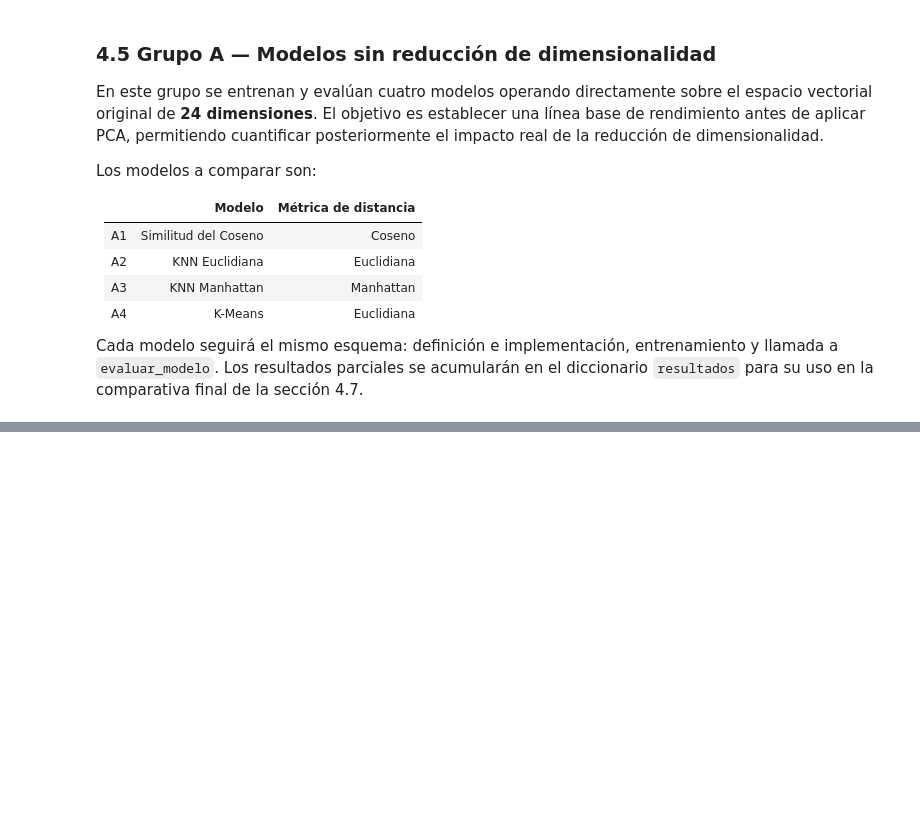
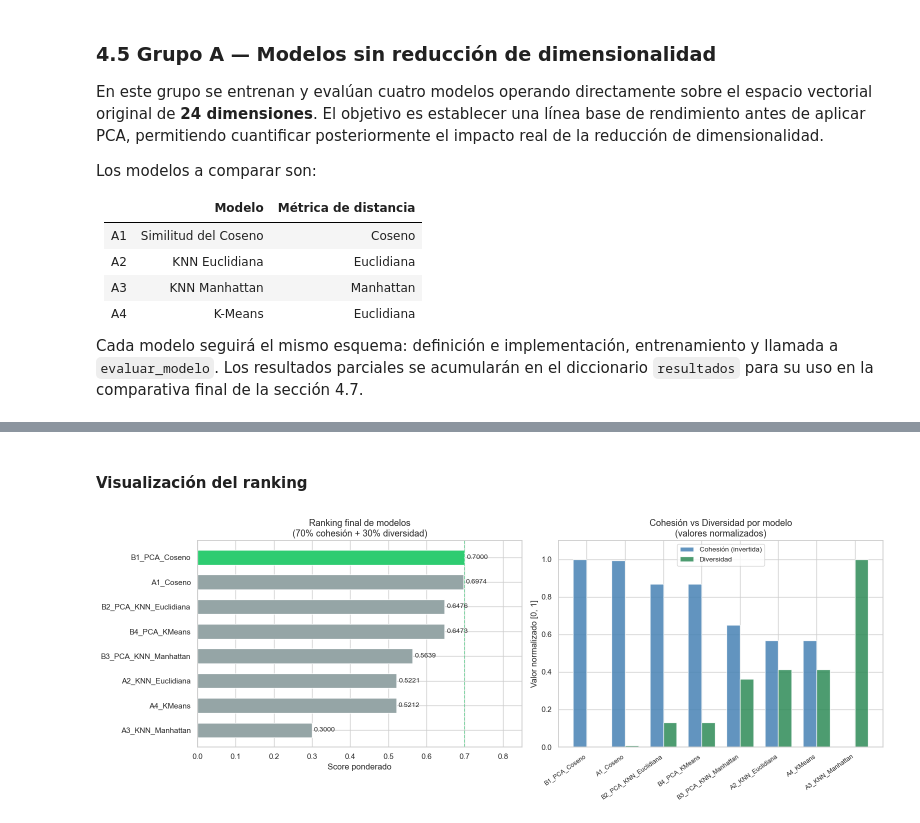
Before and after one commit to nernunnzar/music-recommendation-system, a Jupyter notebook: 04_Modelos_Recomendacion.ipynb, the cells around one changed output, grey strips where cells are left out. Saved outputs shown, nothing was run; the diff lists cells and outputs as text; code cells hidden in the pictures; blank space fills up the shorter version.

```diff
--- a/04_Modelos_Recomendacion.ipynb
+++ b/04_Modelos_Recomendacion.ipynb
@@ -292,0 +797,18 @@ resultados = {}
+# %%
+# Score ponderado: 70% cohesión (invertida) + 30% diversidad
+PESO_COHESION   = 0.70
+PESO_DIVERSIDAD = 0.3
+
+df_resultados['Score'] = (
+    PESO_COHESION   * (1 - df_resultados['Cohesión_norm']) +
+    PESO_DIVERSIDAD * df_resultados['Diversidad_norm']
+)
+
+# Ordenar por score descendente
+df_resultados = df_resultados.sort_values('Score', ascending=False).reset_index(drop=True)
+
+print("Ranking de modelos por score ponderado:")
+print(f"(Pesos: cohesión {PESO_COHESION:.0%} | diversidad {PESO_DIVERSIDAD:.0%})\n")
+df_resultados[['Modelo', 'Métrica', 'Cohesión_norm', 'Diversidad_norm', 'Score']]\
+    .style.format({'Cohesión_norm': '{:.4f}', 'Diversidad_norm': '{:.4f}', 'Score': '{:.4f}'})\
+    .background_gradient(subset=['Score'], cmap='RdYlGn')
@@ -292,0 +827,44 @@ resultados = {}
+# %% [markdown]
+#### **Visualización del ranking**
+# %%
+# Visualización: ranking de modelos por score ponderado
+colores = ['#2ecc71' if i == 0 else '#95a5a6' for i in range(len(df_resultados))]
+
+fig, axes = plt.subplots(1, 2, figsize=(16, 6))
+
+# Gráfica 1: Score ponderado final
+bars = axes[0].barh(df_resultados['Modelo'][::-1],
+                    df_resultados['Score'][::-1],
+                    color=colores[::-1], edgecolor='white', height=0.6)
+
+for bar, score in zip(bars, df_resultados['Score'][::-1]):
+    axes[0].text(bar.get_width() + 0.005, bar.get_y() + bar.get_height() / 2,
+                 f'{score:.4f}', va='center', fontsize=10)
+
+axes[0].set_xlabel('Score ponderado', fontsize=12)
+axes[0].set_title('Ranking final de modelos\n(70% cohesión + 30% diversidad)', fontsize=13)
+axes[0].set_xlim(0, 0.85)
+axes[0].axvline(x=df_resultados['Score'].max(), color='#2ecc71',
+                linestyle='--', linewidth=1.2, alpha=0.6)
+
+# Gráfica 2: Cohesión vs Diversidad normalizadas
+x = np.arange(len(df_resultados))
+width = 0.35
+
+axes[1].bar(x - width/2, 1 - df_resultados['Cohesión_norm'],
+            width, label='Cohesión (invertida)', color='steelblue', alpha=0.85)
+axes[1].bar(x + width/2, df_resultados['Diversidad_norm'],
+            width, label='Diversidad', color='seagreen', alpha=0.85)
+
+axes[1].set_xticks(x)
+axes[1].set_xticklabels(df_resultados['Modelo'], rotation=35, ha='right', fontsize=9)
+axes[1].set_ylabel('Valor normalizado [0, 1]', fontsize=12)
+axes[1].set_title('Cohesión vs Diversidad por modelo\n(valores normalizados)', fontsize=13)
+axes[1].legend(fontsize=10)
+axes[1].set_ylim(0, 1.1)
+
+plt.tight_layout()
+plt.savefig('figuras/Modelos/ranking_modelos.png', dpi=150, bbox_inches='tight')
+plt.show()
+# %% [output]
+[figure, added]
```
Also changed, not shown: parts of 44 cells of this notebook, 4 other files.
